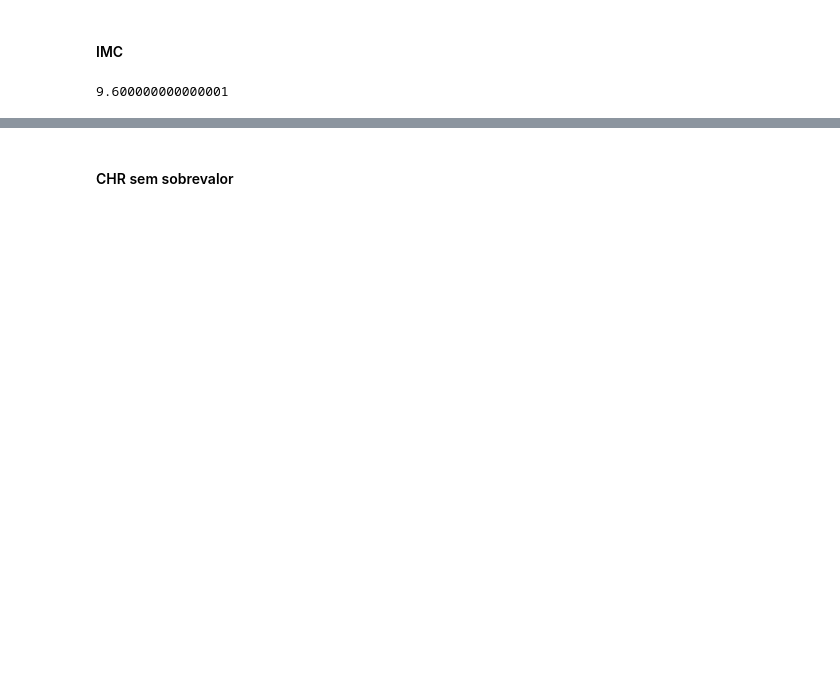
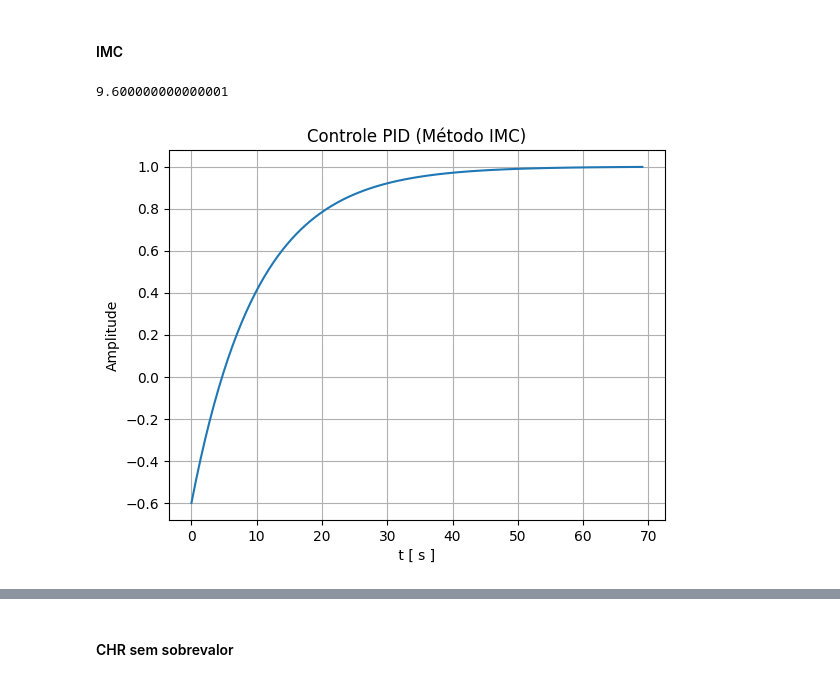
Before and after one commit to natalia-batista/Projeto-C13-, a Jupyter notebook: SistemasEmbarcados.ipynb, the cells around one changed output, grey strips where cells are left out. Cells and saved outputs as stored; diff of their text form; code cells hidden in the pictures; blank space fills up the shorter version.

```diff
--- a/SistemasEmbarcados.ipynb
+++ b/SistemasEmbarcados.ipynb
@@ -299,3 +302,42 @@ lamb = 10 # posso considerar isso mesmo?
 Kp_imc = (2*tau + theta)/(K * (2*lamb + theta))
 Ti_imc = tau + theta/2
 Td_imc = (tau * theta)/(2*tau + theta)
+# %%
+# parte proporcional
+numKp_imc = np.array([Kp_imc])
+denKp_imc = np.array([1])
+HKp_imc = ct.tf(numKp_imc,denKp_imc)
+
+# parte integral
+numKi_imc = np.array([Kp_imc])
+denKi_imc = np.array([Ti_imc,0])
+HKi_imc = ct.tf(numKi_imc,denKi_imc)
+
+# parte derivativa
+numKd_imc = np.array([Kp_imc*Td_imc,0])
+denKd_imc = np.array([1])
+HKd_imc = ct.tf(numKd_imc,denKd_imc)
+
+# juntando P + I
+Hctrl1_imc = ct.parallel(HKp_imc, HKi_imc)
+# P+I+D
+Hctrl_imc = ct.parallel(Hctrl1_imc, HKd_imc)
+
+# colocando o PID em série com a planta
+Hdel_imc = ct.series(H, Hctrl_imc)
+
+# fechando a malha
+Hcl_imc = ct.feedback(Hdel_imc, 1)
+# %%
+t_imc, y_imc = ct.step_response(Hcl_imc)
+
+plt.plot(t_imc, y_imc)
+
+plt.xlabel ( ' t [ s ] ')
+plt.ylabel('Amplitude')
+plt.title('Controle PID (Método IMC)')
+
+plt.grid ()
+plt.show()
+# %% [output]
+[figure, added]
```
Also changed, not shown: parts of 8 cells of this notebook.
